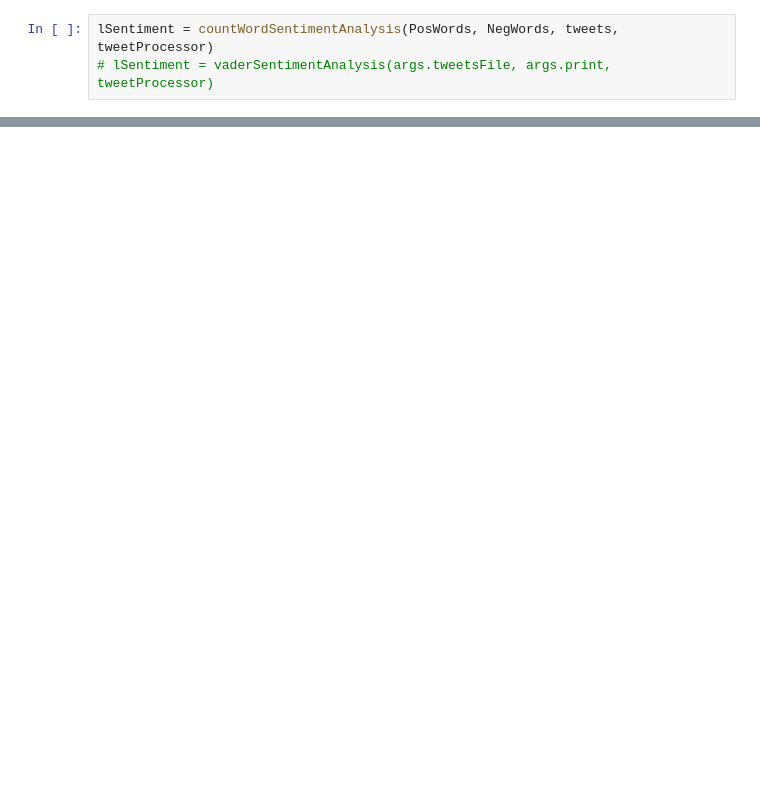
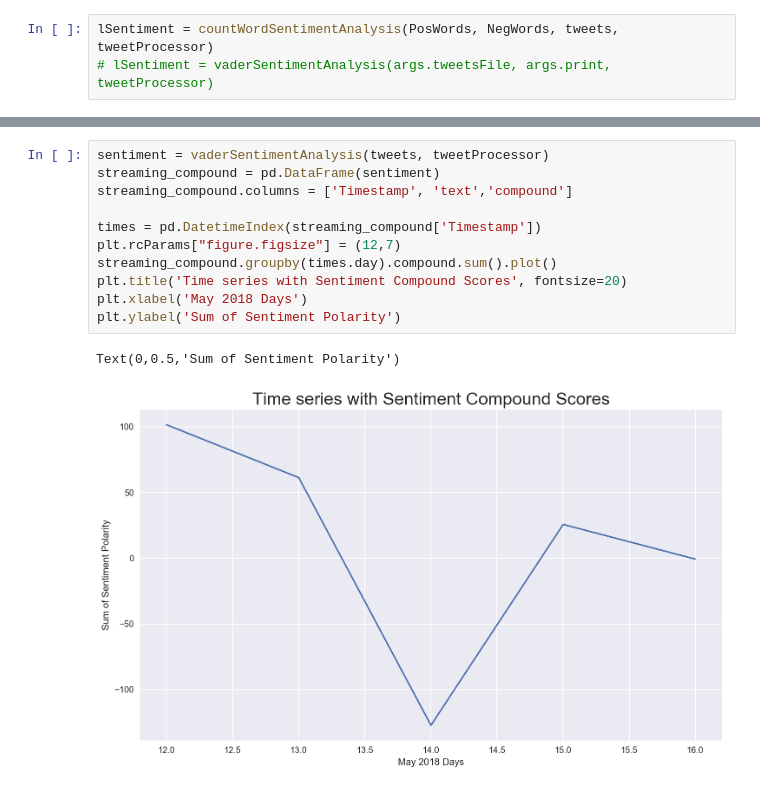
Before and after one commit to Rahulkg007/Media-Broadcasting, a Jupyter notebook: Assignment 2 Notebook.ipynb, the cells around one changed output, grey strips where cells are left out. Drawn from its saved outputs; the diff is of its cells as text; blank space fills up the shorter version.

```diff
--- a/Assignment 2 Notebook.ipynb
+++ b/Assignment 2 Notebook.ipynb
@@ -145,0 +151,14 @@ df
+# %%
+sentiment = vaderSentimentAnalysis(tweets, tweetProcessor)
+streaming_compound = pd.DataFrame(sentiment)
+streaming_compound.columns = ['Timestamp', 'text','compound']
+
+times = pd.DatetimeIndex(streaming_compound['Timestamp'])
+plt.rcParams["figure.figsize"] = (12,7)
+streaming_compound.groupby(times.day).compound.sum().plot()
+plt.title('Time series with Sentiment Compound Scores', fontsize=20)
+plt.xlabel('May 2018 Days')
+plt.ylabel('Sum of Sentiment Polarity')
+# %% [output]
+Text(0,0.5,'Sum of Sentiment Polarity')
+[figure, added]
```
Also changed, not shown: parts of 12 cells of this notebook, 5 other files.
